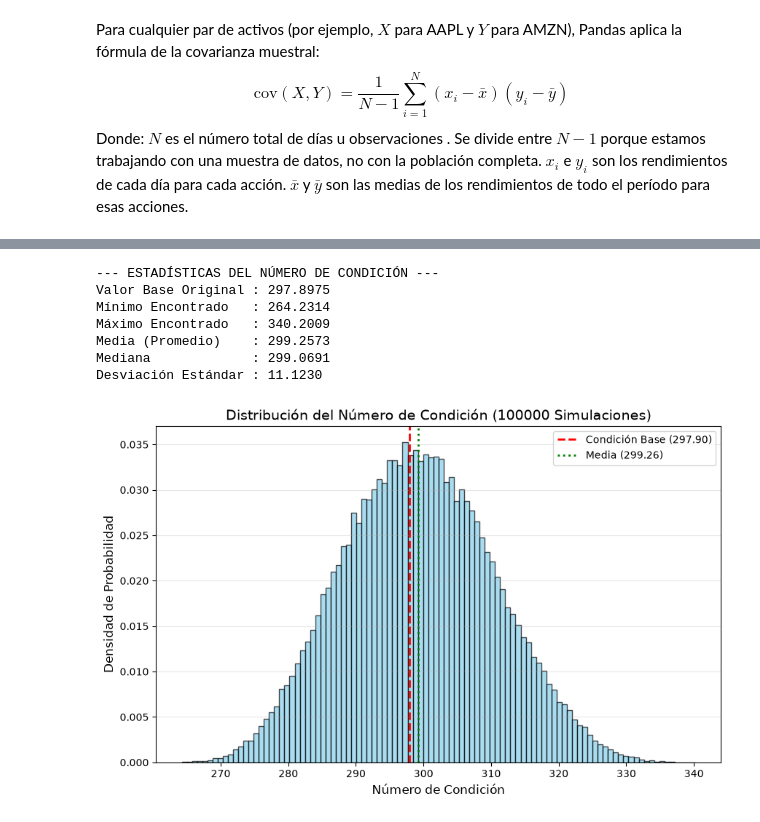
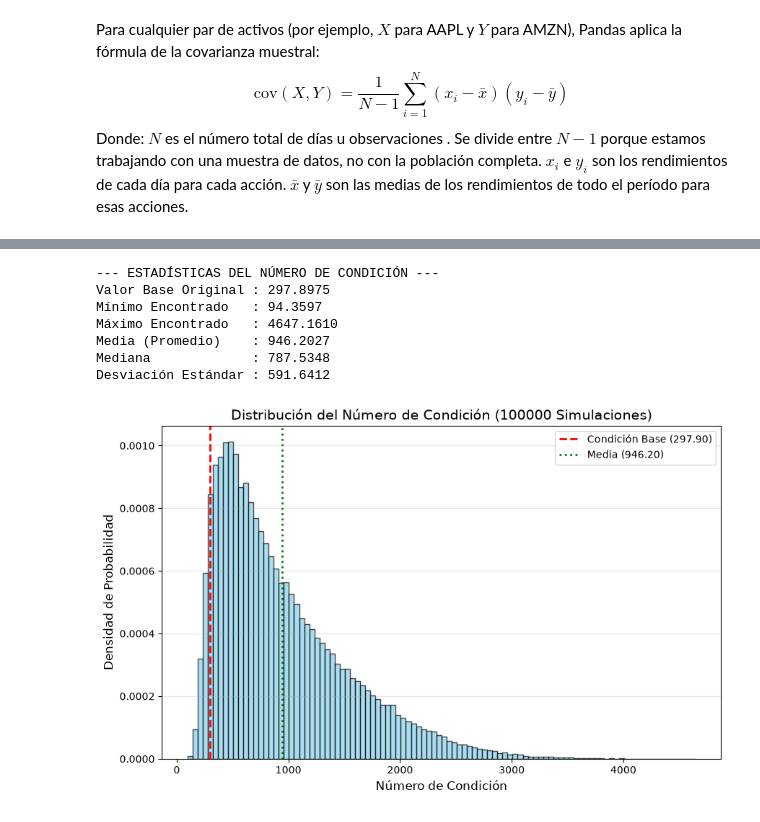
Before and after one commit to dmikan/finance-issues, a Jupyter notebook: modern_portfolio_theory/stock_portfalio_edited.ipynb, the cells around one changed output, grey strips where cells are left out. Drawn from its saved outputs; the diff is of its cells as text; code cells hidden in the pictures.

```diff
--- a/modern_portfolio_theory/stock_portfalio_edited.ipynb
+++ b/modern_portfolio_theory/stock_portfalio_edited.ipynb
@@ -325,7 +326,7 @@ std_devs = np.array([0.155, 0.160, 0.180, 0.200, 0.110, 0.140, 0.210, 0.100, 0.1
 
 # --- 2. Parámetros de la Simulación ---
 n_iterations = 100000  # Número de repeticiones (puedes cambiarlo a 1000, 10000 o 100000)
-epsilon = 0.05          # Variación máxima del 5% (en términos relativos)
+epsilon = 0.7          # Variación máxima del 5% (en términos relativos)
 
 # Fijar semilla para reproducibilidad
 np.random.seed(42)
@@ -352,36 +353,36 @@ for i in range(n_iterations):
     condition_numbers.append(cond)
 
 condition_numbers = np.array(condition_numbers)
 
 # --- 5. Análisis de Resultados Estadísticos ---
 cond_base = np.linalg.cond(np.diag(std_devs) @ R @ np.diag(std_devs))
 
 print("--- ESTADÍSTICAS DEL NÚMERO DE CONDICIÓN ---")
 print(f"Valor Base Original : {cond_base:.4f}")
 print(f"Mínimo Encontrado   : {np.min(condition_numbers):.4f}")
 print(f"Máximo Encontrado   : {np.max(condition_numbers):.4f}")
 print(f"Media (Promedio)    : {np.mean(condition_numbers):.4f}")
 print(f"Mediana             : {np.median(condition_numbers):.4f}")
 print(f"Desviación Estándar : {np.std(condition_numbers):.4f}")
 
 # --- 6. Graficar la Distribución ---
 plt.figure(figsize=(10, 6))
 plt.hist(condition_numbers, bins=100, color='skyblue', edgecolor='black', alpha=0.7, density=True)
 plt.axvline(cond_base, color='red', linestyle='dashed', linewidth=2, label=f'Condición Base ({cond_base:.2f})')
 plt.axvline(np.mean(condition_numbers), color='green', linestyle=':', linewidth=2, label=f'Media ({np.mean(condition_numbers):.2f})')
 
 plt.title(f'Distribución del Número de Condición ({n_iterations} Simulaciones)', fontsize=14)
 plt.xlabel('Número de Condición', fontsize=12)
 plt.ylabel('Densidad de Probabilidad', fontsize=12)
 plt.legend()
 plt.grid(axis='y', alpha=0.3)
 plt.show()
 # %% [output]
 --- ESTADÍSTICAS DEL NÚMERO DE CONDICIÓN ---
 Valor Base Original : 297.8975
-Mínimo Encontrado   : 264.2314
-Máximo Encontrado   : 340.2009
-Media (Promedio)    : 299.2573
-Mediana             : 299.0691
-Desviación Estándar : 11.1230
+Mínimo Encontrado   : 94.3597
+Máximo Encontrado   : 4647.1610
+Media (Promedio)    : 946.2027
+Mediana             : 787.5348
+Desviación Estándar : 591.6412
-[figure, old version]
+[figure, new version]
```
Also changed, not shown: parts of 12 cells of this notebook, 2 other files.
